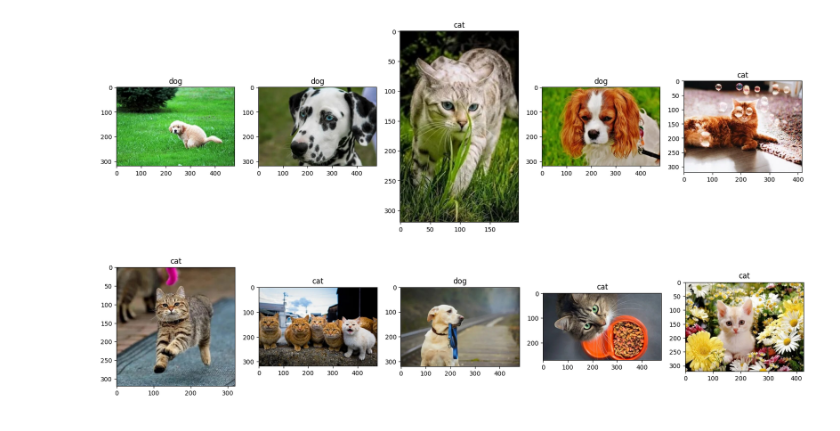
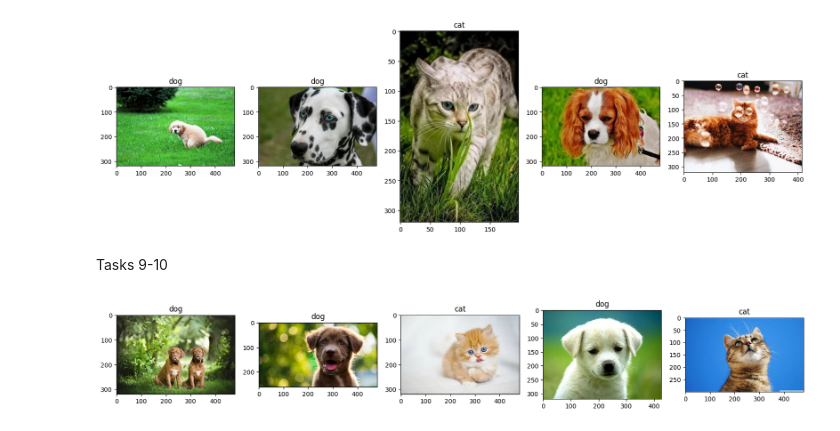
Before and after one commit to maslova-alenka/PPpython, a Jupyter notebook: testing.ipynb, the cells around one changed output. Cells and saved outputs as stored; diff of their text form; code cells hidden in the pictures.

```diff
--- a/testing.ipynb
+++ b/testing.ipynb
@@ -676,6 +676,7 @@ with torch.no_grad():
         preds_list = F.softmax(preds, dim=1)[:, 1].tolist()
         dog_probs += list(zip(labels, preds_list))
 
+dog_probs.sort(key = lambda x : int(x[0]))
 idx = list(map(lambda x: x[0],dog_probs))
 prob = list(map(lambda x: x[1],dog_probs))
 
@@ -718,6 +719,8 @@ for ax in axes.ravel():
     ax.imshow(img)
 # %% [output]
 [figure]
+# %% [markdown]
+Tasks 9-10
 # %%
 torch.save(model.state_dict(), 'ConvNetModel.pth')
 
@@ -725,37 +728,37 @@ loaded_model = ConvNet().to(device)
 loaded_model.load_state_dict(torch.load('ConvNetModel.pth'))
 loaded_model.eval()
 
-brownbears_probs = []
+cat_probs = []
 with torch.no_grad():
     for images, labels in test_loader:
         images = images.to(device)
         preds = loaded_model(images)
         preds_list = F.softmax(preds, dim=1)[:, 1].tolist()
-        brownbears_probs += list(zip(labels, preds_list))
+        cat_probs += list(zip(labels, preds_list))
 
-idx = list(map(lambda x: x[0],brownbears_probs))
-prob = list(map(lambda x: x[1],brownbears_probs))
+idx = list(map(lambda x: x[0],cat_probs))
+prob = list(map(lambda x: x[1],cat_probs))
 
 submission = pd.DataFrame({'id':idx,'label':prob})
 
 class_ = {0: 'cat', 1: 'dog'}
 
 fig, axes = plt.subplots(1, 5, figsize=(20, 12), facecolor='w')
 
 for ax in axes.ravel():
 
     i = random.choice(submission['id'].values)
 
     label = submission.loc[submission['id'] == i, 'label'].values[0]
     if label > 0.5:
         label = 1
     else:
         label = 0
 
     img_path = os.path.join(test_path, f'{i}.jpg')
     img = Image.open(img_path)
 
     ax.set_title(class_[label])
     ax.imshow(img)
 # %% [output]
-[figure, old version]
+[figure, new version]
```
Also changed, not shown: parts of 16 cells of this notebook, 1 other file.
